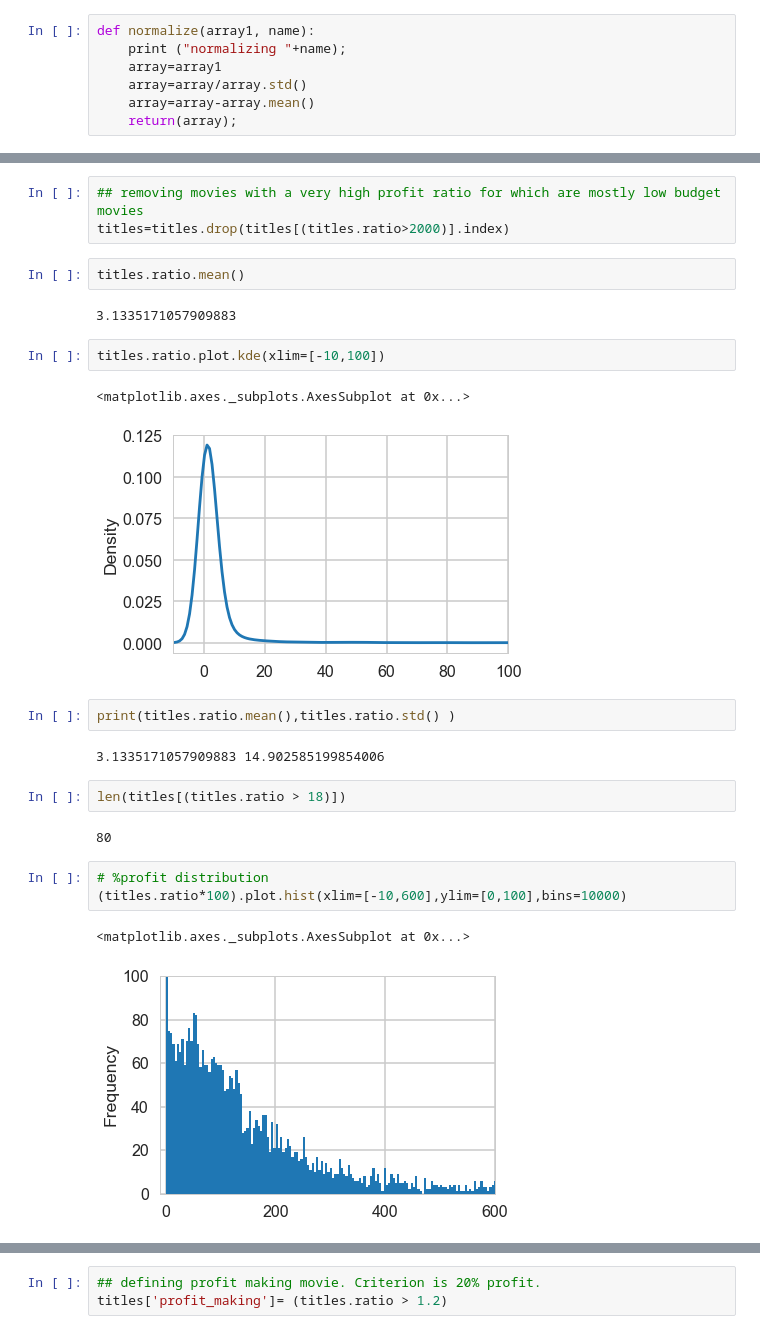
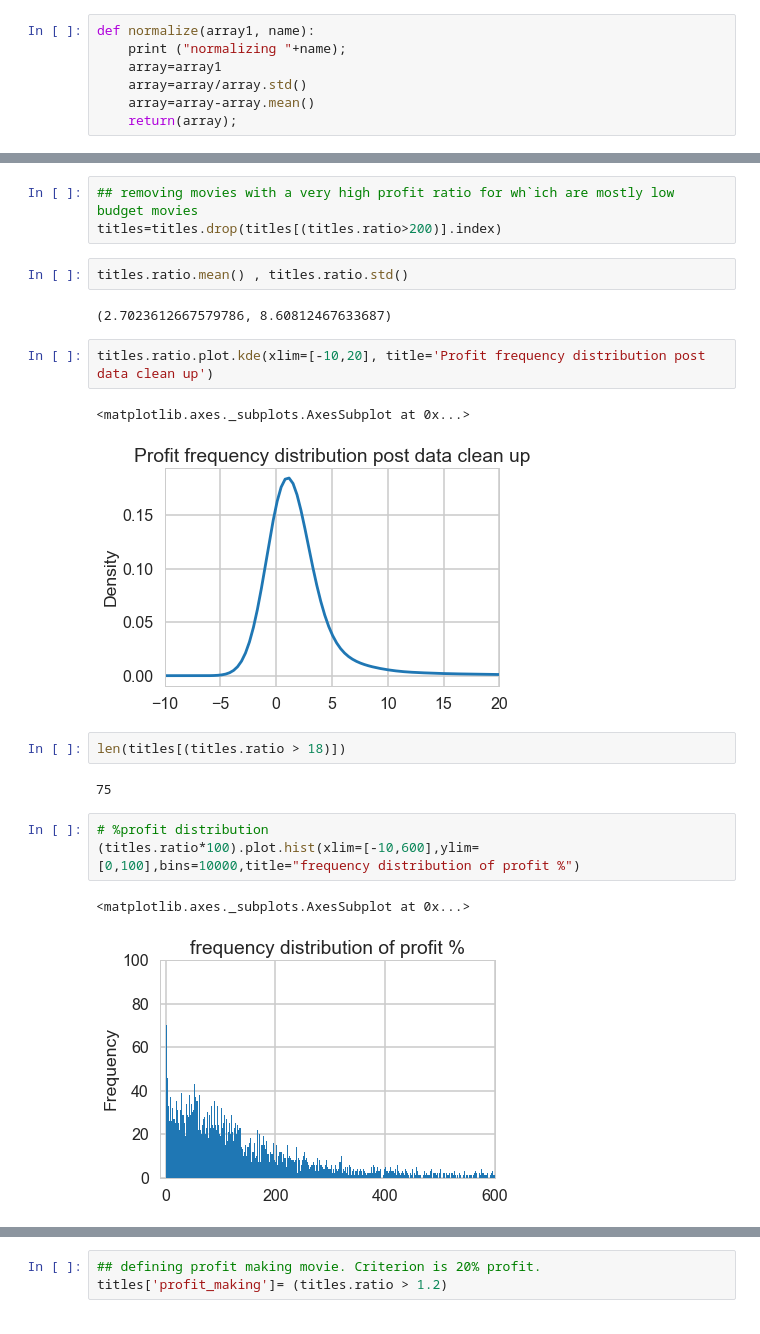
Before and after one commit to mrkulkarni1/data_projects, a Jupyter notebook: imdb_project/movie_classifier.ipynb, the cells around one changed output, grey strips where cells are left out. Drawn from its saved outputs; the diff is of its cells as text.

```diff
--- a/imdb_project/movie_classifier.ipynb
+++ b/imdb_project/movie_classifier.ipynb
@@ -85,29 +98,25 @@ titles.ratio.plot.kde(xlim=[-100,100])
 # %%
-## removing movies with a very high profit ratio for which are mostly low budget movies
-titles=titles.drop(titles[(titles.ratio>2000)].index)
+## removing movies with a very high profit ratio for wh`ich are mostly low budget movies
+titles=titles.drop(titles[(titles.ratio>200)].index)
 # %%
-titles.ratio.mean()
+titles.ratio.mean() , titles.ratio.std()
 # %% [output]
-3.1335171057909883
+(2.7023612667579786, 8.60812467633687)
 # %%
-titles.ratio.plot.kde(xlim=[-10,100])
+titles.ratio.plot.kde(xlim=[-10,20], title='Profit frequency distribution post data clean up')
 # %% [output]
 <matplotlib.axes._subplots.AxesSubplot at 0x...>
-[figure, old version]
+[figure, new version]
-# %%
-print(titles.ratio.mean(),titles.ratio.std() )
-# %% [output]
-3.1335171057909883 14.902585199854006
 # %%
 len(titles[(titles.ratio > 18)])
 # %% [output]
-80
+75
 # %%
 # %profit distribution
-(titles.ratio*100).plot.hist(xlim=[-10,600],ylim=[0,100],bins=10000)
+(titles.ratio*100).plot.hist(xlim=[-10,600],ylim=[0,100],bins=10000,title="frequency distribution of profit %")
 # %% [output]
 <matplotlib.axes._subplots.AxesSubplot at 0x...>
-[figure, old version]
+[figure, new version]
 # %%
 # profit density plot
 (titles.ratio).plot.kde(xlim=[-10,10])
```
Also changed, not shown: parts of 39 cells of this notebook.
